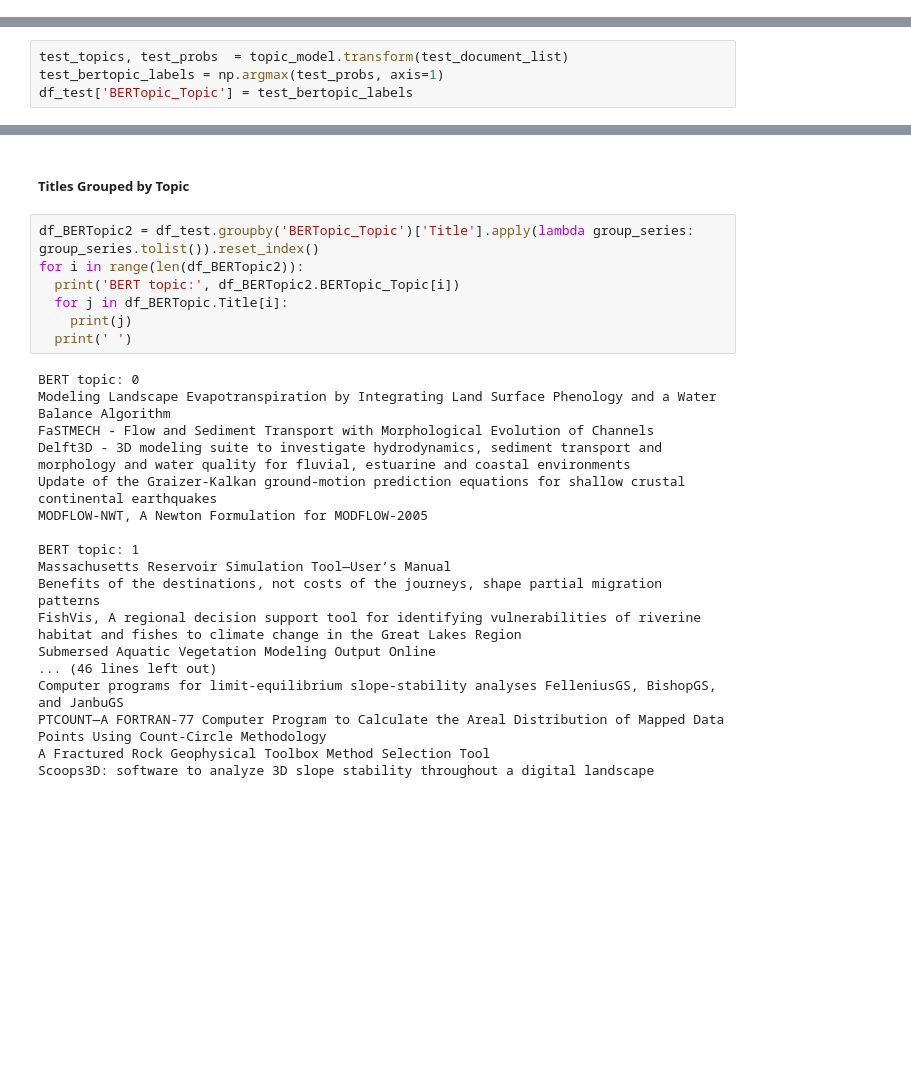
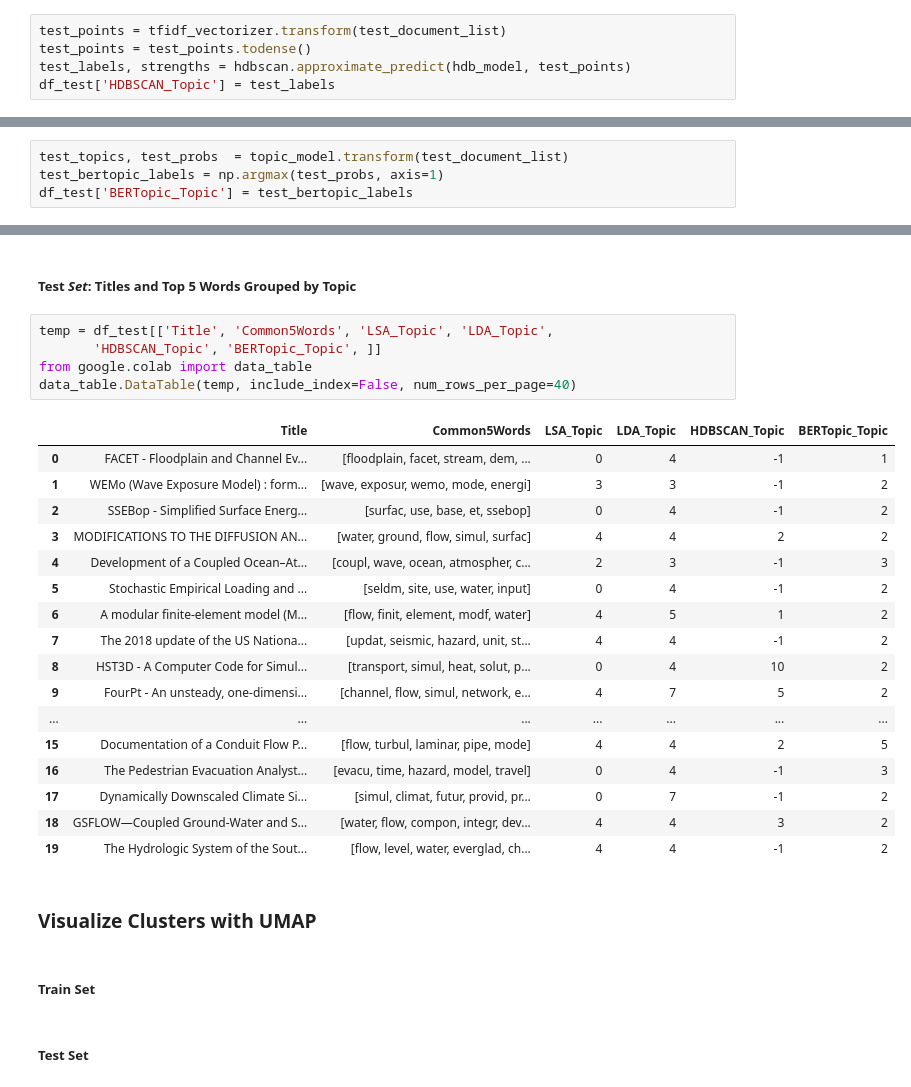
Before and after one commit to PortfolioSQA/topic_model, a Jupyter notebook: Topic_Model.ipynb, the cells around one changed output, grey strips where cells are left out. Drawn from its saved outputs; the diff is of its cells as text; blank space fills up the shorter version.

```diff
--- a/Topic_Model.ipynb
+++ b/Topic_Model.ipynb
@@ -218,0 +388,5 @@ n_noise_ = list(hdp_labels).count(-1)
+# %%
+test_points = tfidf_vectorizer.transform(test_document_list)
+test_points = test_points.todense()
+test_labels, strengths = hdbscan.approximate_predict(hdb_model, test_points)
+df_test['HDBSCAN_Topic'] = test_labels
@@ -665,27 +575,31 @@ BERT_score2
 # %% [markdown]
-##### Titles Grouped by Topic
+##### Test *Set*: Titles and Top 5 Words Grouped by Topic
-# %%
-df_BERTopic2 = df_test.groupby('BERTopic_Topic')['Title'].apply(lambda group_series: group_series.tolist()).reset_index()
-for i in range(len(df_BERTopic2)):
-  print('BERT topic:', df_BERTopic2.BERTopic_Topic[i])
-  for j in df_BERTopic.Title[i]:
-    print(j)
-  print(' ')
-# %% [output]
-BERT topic: 0
-Modeling Landscape Evapotranspiration by Integrating Land Surface Phenology and a Water Balance Algorithm
-FaSTMECH - Flow and Sediment Transport with Morphological Evolution of Channels
-Delft3D - 3D modeling suite to investigate hydrodynamics, sediment transport and morphology and water quality for fluvial, estuarine and coastal environments
-Update of the Graizer-Kalkan ground-motion prediction equations for shallow crustal continental earthquakes
-MODFLOW-NWT, A Newton Formulation for MODFLOW-2005
-
-BERT topic: 1
-Massachusetts Reservoir Simulation Tool—User’s Manual
-Benefits of the destinations, not costs of the journeys, shape partial migration patterns
-FishVis, A regional decision support tool for identifying vulnerabilities of riverine habitat and fishes to climate change in the Great Lakes Region
-Submersed Aquatic Vegetation Modeling Output Online
-... (46 lines left out)
-Computer programs for limit-equilibrium slope-stability analyses FelleniusGS, BishopGS, and JanbuGS
-PTCOUNT—A FORTRAN-77 Computer Program to Calculate the Areal Distribution of Mapped Data Points Using Count-Circle Methodology
-A Fractured Rock Geophysical Toolbox Method Selection Tool
-Scoops3D: software to analyze 3D slope stability throughout a digital landscape
+# %%
+temp = df_test[['Title', 'Common5Words', 'LSA_Topic', 'LDA_Topic',
+       'HDBSCAN_Topic', 'BERTopic_Topic', ]]
+from google.colab import data_table
+data_table.DataTable(temp, include_index=False, num_rows_per_page=40)
+# %% [output]
+|  | Title | Common5Words | LSA_Topic | LDA_Topic | HDBSCAN_Topic | BERTopic_Topic |
+| 0 | FACET - Floodplain and Channel Ev... | [floodplain, facet, stream, dem, ... | 0 | 4 | -1 | 1 |
+| 1 | WEMo (Wave Exposure Model) : form... | [wave, exposur, wemo, mode, energi] | 3 | 3 | -1 | 2 |
+| 2 | SSEBop - Simplified Surface Energ... | [surfac, use, base, et, ssebop] | 0 | 4 | -1 | 2 |
+| 3 | MODIFICATIONS TO THE DIFFUSION AN... | [water, ground, flow, simul, surfac] | 4 | 4 | 2 | 2 |
+| 4 | Development of a Coupled Ocean–At... | [coupl, wave, ocean, atmospher, c... | 2 | 3 | -1 | 3 |
+| 5 | Stochastic Empirical Loading and ... | [seldm, site, use, water, input] | 0 | 4 | -1 | 2 |
+| 6 | A modular finite-element model (M... | [flow, finit, element, modf, water] | 4 | 5 | 1 | 2 |
+| 7 | The 2018 update of the US Nationa... | [updat, seismic, hazard, unit, st... | 4 | 4 | -1 | 2 |
+| 8 | HST3D - A Computer Code for Simul... | [transport, simul, heat, solut, p... | 0 | 4 | 10 | 2 |
+| 9 | FourPt - An unsteady, one-dimensi... | [channel, flow, simul, network, e... | 4 | 7 | 5 | 2 |
+| ... | ... | ... | ... | ... | ... | ... |
+| 15 | Documentation of a Conduit Flow P... | [flow, turbul, laminar, pipe, mode] | 4 | 4 | 2 | 5 |
+| 16 | The Pedestrian Evacuation Analyst... | [evacu, time, hazard, model, travel] | 0 | 4 | -1 | 3 |
+| 17 | Dynamically Downscaled Climate Si... | [simul, climat, futur, provid, pr... | 0 | 7 | -1 | 2 |
+| 18 | GSFLOW—Coupled Ground-Water and S... | [water, flow, compon, integr, dev... | 4 | 4 | 3 | 2 |
+| 19 | The Hydrologic System of the Sout... | [flow, level, water, everglad, ch... | 4 | 4 | -1 | 2 |
+# %% [markdown]
+### Visualize Clusters with UMAP
+# %% [markdown]
+##### Train Set
+# %% [markdown]
+##### Test Set
```
Also changed, not shown: parts of 121 cells of this notebook.
